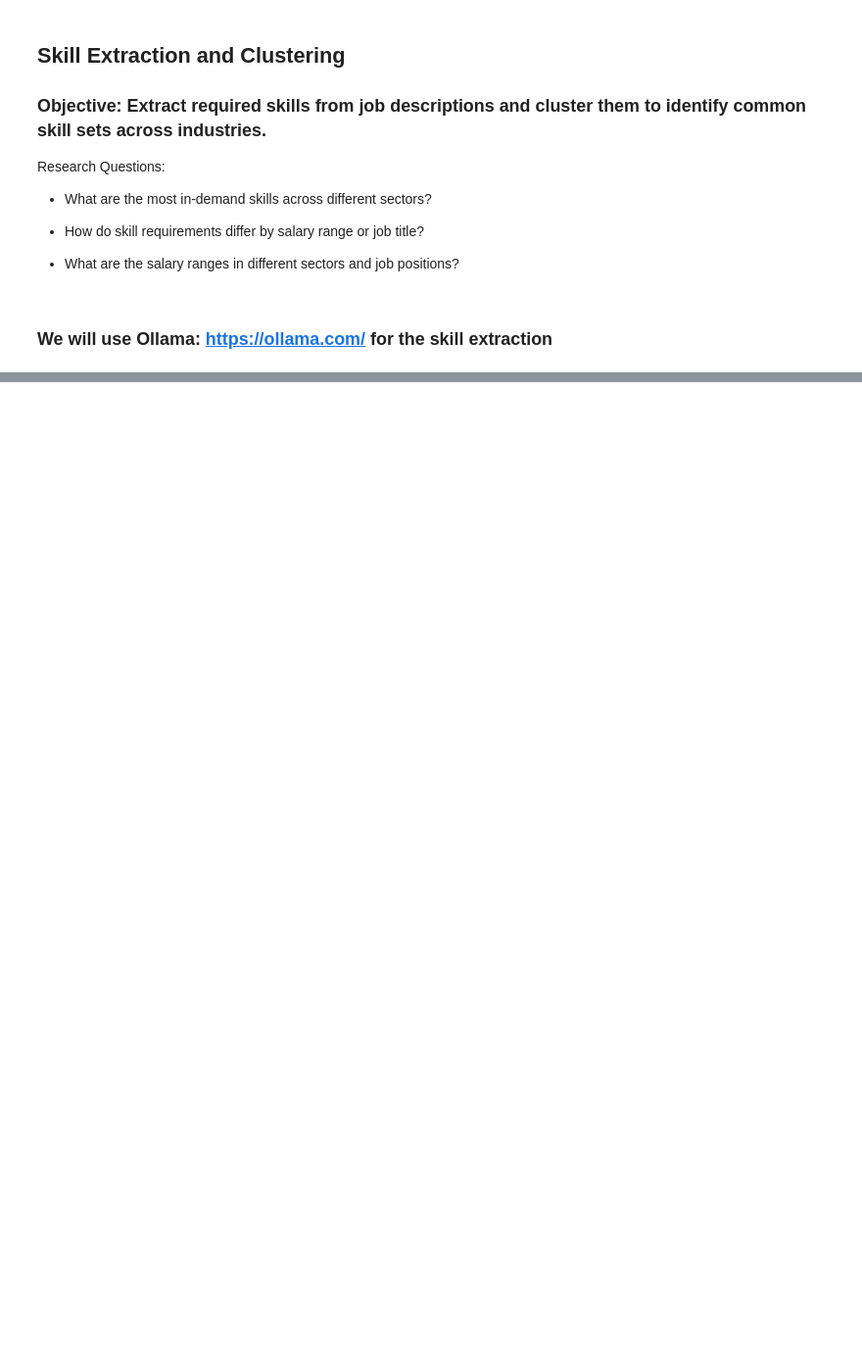
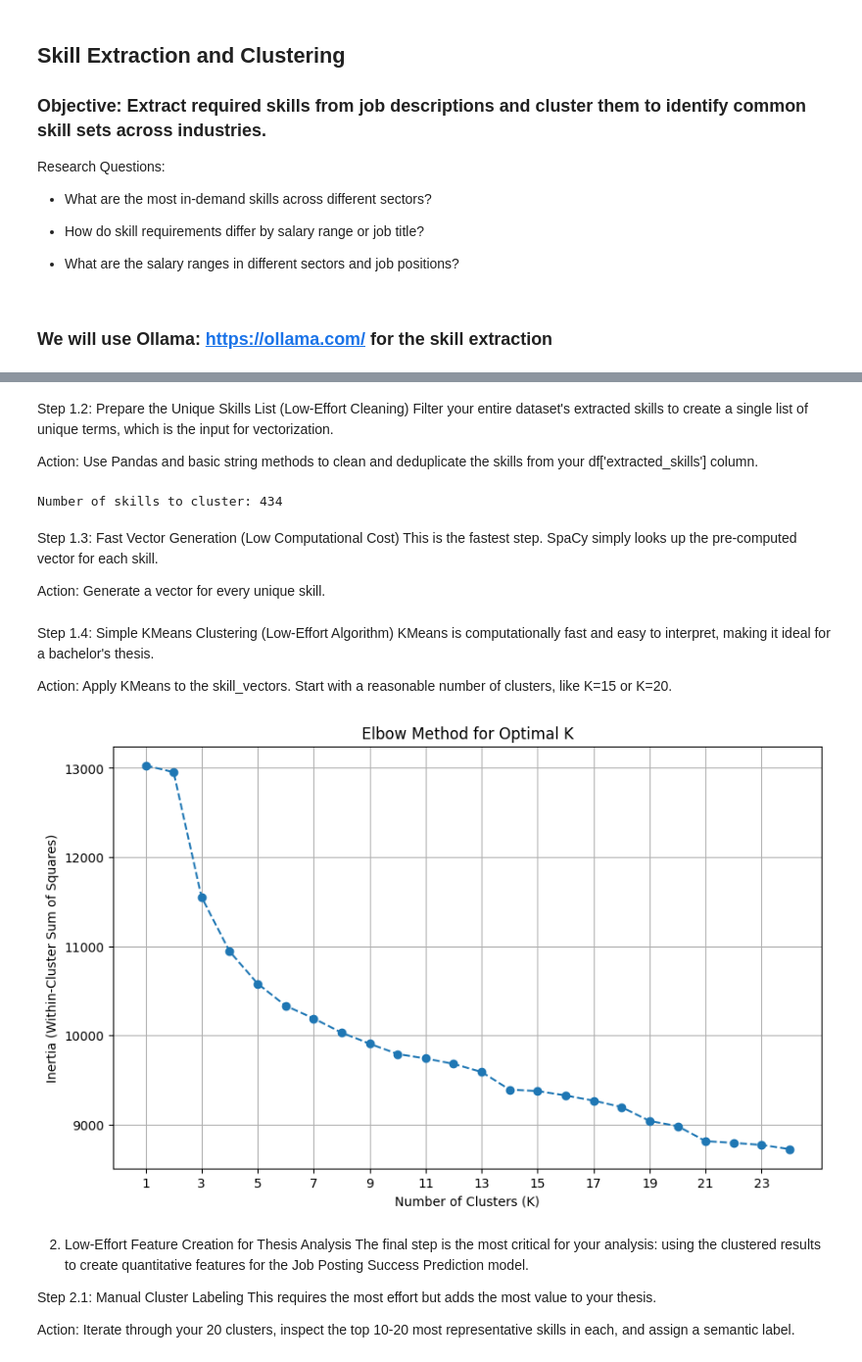
Before and after one commit to juliabarsow/NLP_Job_Postings, a Jupyter notebook: skill_extraction_clustering.ipynb, the cells around one changed output, grey strips where cells are left out. Shown: that part at 98% size. Saved outputs shown, nothing was run; the diff lists cells and outputs as text; code cells hidden in the pictures; blank space fills up the shorter version.

Commit message:
Clustering technique

```diff
--- a/skill_extraction_clustering.ipynb
+++ b/skill_extraction_clustering.ipynb
@@ -311,0 +355,66 @@ df_skills.head()
+# %% [markdown]
+Step 1.2: Prepare the Unique Skills List (Low-Effort Cleaning)
+Filter your entire dataset's extracted skills to create a single list of unique terms, which is the input for vectorization.
+
+Action:
+Use Pandas and basic string methods to clean and deduplicate the skills from your df['extracted_skills'] column.
+# %%
+# 1. Explode the list column into individual rows, keeping the index.
+# 2. Convert all skills to lowercase for standardization.
+# 3. Drop missing/empty values (if any).
+unique_skills_series = df_skills['skills'].explode().str.lower().dropna().drop_duplicates()
+unique_skills_list = unique_skills_series.tolist()
+
+# OPTIONAL BUT RECOMMENDED: Filter out very rare, noisy skills
+# Only keep skills that appear in at least 3 job postings (adjust N as needed)
+skill_counts = df_skills['skills'].explode().str.lower().value_counts()
+frequent_skills = skill_counts[skill_counts >= 3].index.tolist()
+unique_skills_list = [skill for skill in unique_skills_list if skill in frequent_skills]
+
+print(f"Number of skills to cluster: {len(unique_skills_list)}")
+# %% [output]
+Number of skills to cluster: 434
+# %% [markdown]
+Step 1.3: Fast Vector Generation (Low Computational Cost)
+This is the fastest step. SpaCy simply looks up the pre-computed vector for each skill.
+
+Action:
+Generate a vector for every unique skill.
+# %%
+# Use a list comprehension to get the vector for each skill
+# .vector provides the 300-dimensional vector from the en_core_web_lg model
+skill_vectors = np.array([nlp(skill).vector for skill in unique_skills_list])
+# %% [markdown]
+Step 1.4: Simple KMeans Clustering (Low-Effort Algorithm)
+KMeans is computationally fast and easy to interpret, making it ideal for a bachelor's thesis.
+
+Action:
+Apply KMeans to the skill_vectors. Start with a reasonable number of clusters, like K=15 or K=20.
+# %%
+# Define the range of K values to test
+k_range = range(1, 25)
+inertia = []
+
+# Calculate inertia for each K
+for k in k_range:
+    kmeans = KMeans(
+        n_clusters=k,
+        random_state=42,
+        n_init='auto',
+        verbose=0
+    )
+    # Fit the model to the skill vectors
+    kmeans.fit(skill_vectors)
+    # Append the inertia (WSS) to the list
+    inertia.append(kmeans.inertia_)
+
+# Plotting the Elbow Curve
+plt.figure(figsize=(10, 6))
+plt.plot(k_range, inertia, marker='o', linestyle='--')
+plt.title('Elbow Method for Optimal K')
+plt.xlabel('Number of Clusters (K)')
+plt.ylabel('Inertia (Within-Cluster Sum of Squares)')
+plt.xticks(k_range[::2]) # Show every second tick mark for clarity
+plt.grid(True)
+# %% [output]
+[figure, added]
@@ -311,0 +433,9 @@ df_skills.head()
+# %% [markdown]
+2. Low-Effort Feature Creation for Thesis Analysis
+The final step is the most critical for your analysis: using the clustered results to create quantitative features for the Job Posting Success Prediction model.
+
+Step 2.1: Manual Cluster Labeling
+This requires the most effort but adds the most value to your thesis.
+
+Action:
+Iterate through your 20 clusters, inspect the top 10-20 most representative skills in each, and assign a semantic label.
```
Also changed, not shown: parts of 20 cells of this notebook.
